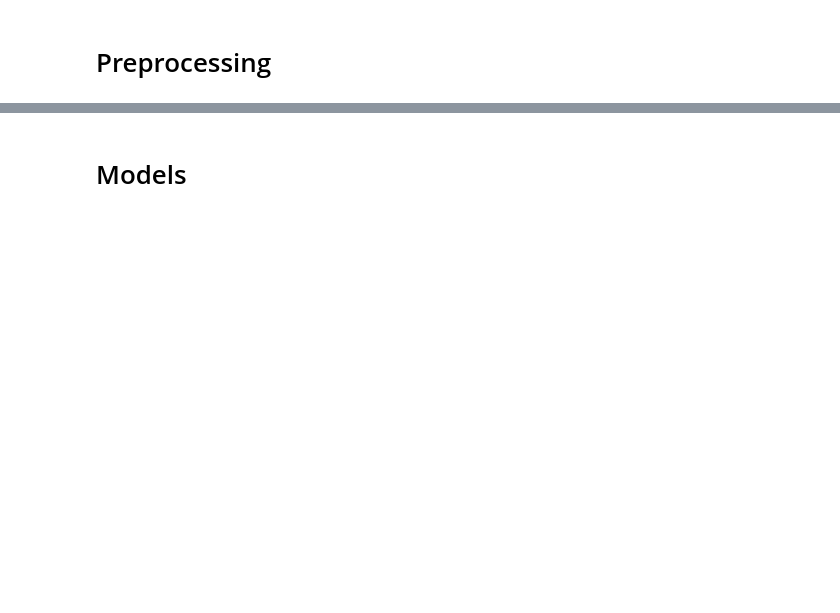
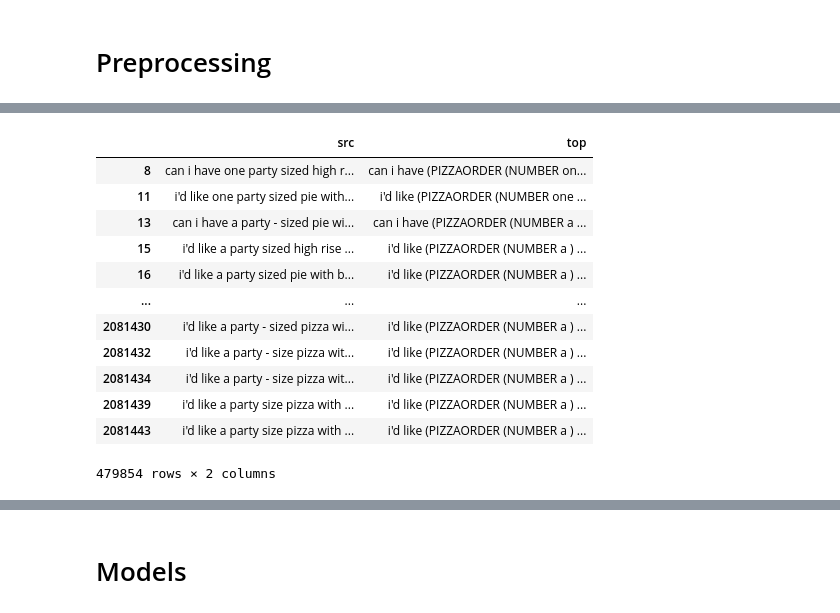
Before and after one commit to ahmedtarekabd/NLP-Pizza-NER, a Jupyter notebook: pizza_ner.ipynb, the cells around one changed output, grey strips where cells are left out. Saved outputs shown, nothing was run; the diff lists cells and outputs as text; code cells hidden in the pictures; blank space fills up the shorter version.

```diff
--- a/pizza_ner.ipynb
+++ b/pizza_ner.ipynb
@@ -160,0 +596,17 @@ Name: text, dtype: float64
+# %%
+hyphen_separated = df_train['src'].str.find("party") > 0
+df_train[['src', 'top']][hyphen_separated]
+# %% [output]
+|  | src | top |
+| 8 | can i have one party sized high r... | can i have (PIZZAORDER (NUMBER on... |
+| 11 | i'd like one party sized pie with... | i'd like (PIZZAORDER (NUMBER one ... |
+| 13 | can i have a party - sized pie wi... | can i have (PIZZAORDER (NUMBER a ... |
+| 15 | i'd like a party sized high rise ... | i'd like (PIZZAORDER (NUMBER a ) ... |
+| 16 | i'd like a party sized pie with b... | i'd like (PIZZAORDER (NUMBER a ) ... |
+| ... | ... | ... |
+| 2081430 | i'd like a party - sized pizza wi... | i'd like (PIZZAORDER (NUMBER a ) ... |
+| 2081432 | i'd like a party - size pizza wit... | i'd like (PIZZAORDER (NUMBER a ) ... |
+| 2081434 | i'd like a party - size pizza wit... | i'd like (PIZZAORDER (NUMBER a ) ... |
+| 2081439 | i'd like a party size pizza with ... | i'd like (PIZZAORDER (NUMBER a ) ... |
+| 2081443 | i'd like a party size pizza with ... | i'd like (PIZZAORDER (NUMBER a ) ... |
+479854 rows × 2 columns
```
Also changed, not shown: parts of 89 cells of this notebook, 2 other files.
